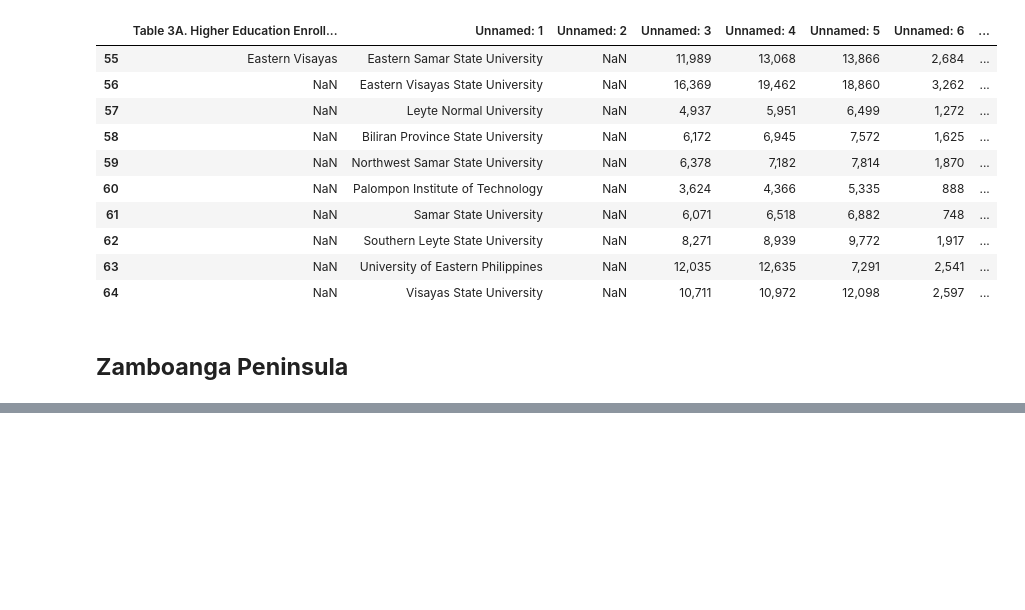
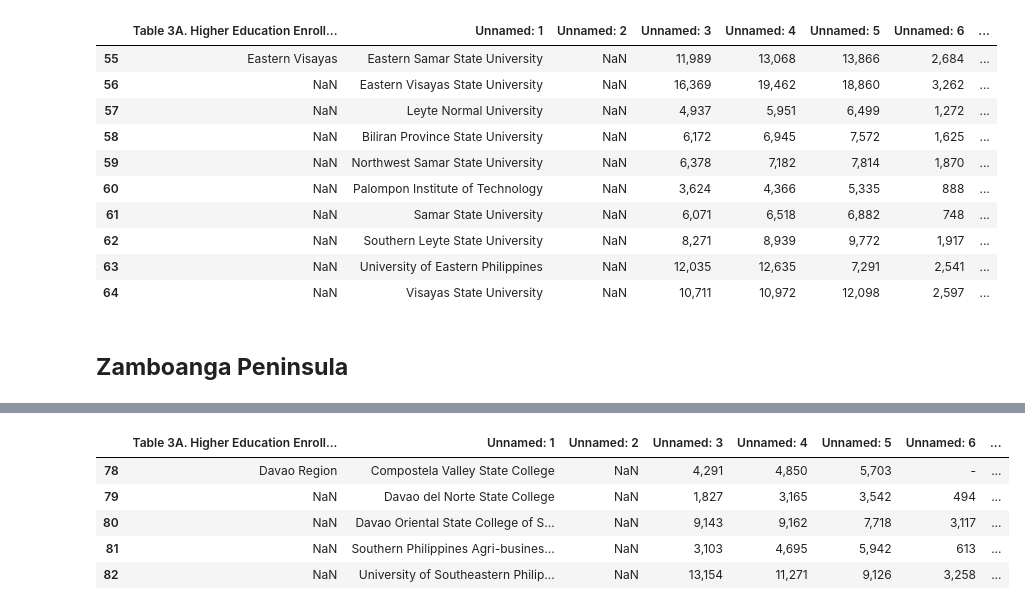
Before and after one commit to GlennBSIT3205/IT-BA-3205_Coalesce, a Jupyter notebook: Education in the Philippines Visualization.ipynb, the cells around one changed output, grey strips where cells are left out. Drawn from its saved outputs; the diff is of its cells as text; code cells hidden in the pictures; blank space fills up the shorter version.

```diff
--- a/Education in the Philippines Visualization.ipynb
+++ b/Education in the Philippines Visualization.ipynb
@@ -178,0 +192,11 @@ display(df.iloc[65:71])
+# %%
+url = 'https://raw.githubusercontent.com/GlennBSIT3205/IT-BA-3205_Coalesce/main/Data%20Sets/Higher-Education-Enrollment-and-Graduates-in-State-Universities-and-Colleges-1-converted.csv'
+df = pd.read_csv(url)
+display(df.iloc[78:83])
+# %% [output]
+|  | Table 3A. Higher Education Enroll... | Unnamed: 1 | Unnamed: 2 | Unnamed: 3 | Unnamed: 4 | Unnamed: 5 | Unnamed: 6 | ... |
+| 78 | Davao Region | Compostela Valley State College | NaN | 4,291 | 4,850 | 5,703 | - | ... |
+| 79 | NaN | Davao del Norte State College | NaN | 1,827 | 3,165 | 3,542 | 494 | ... |
+| 80 | NaN | Davao Oriental State College of S... | NaN | 9,143 | 9,162 | 7,718 | 3,117 | ... |
+| 81 | NaN | Southern Philippines Agri-busines... | NaN | 3,103 | 4,695 | 5,942 | 613 | ... |
+| 82 | NaN | University of Southeastern Philip... | NaN | 13,154 | 11,271 | 9,126 | 3,258 | ... |
```
Also changed, not shown: parts of 3 cells of this notebook.
